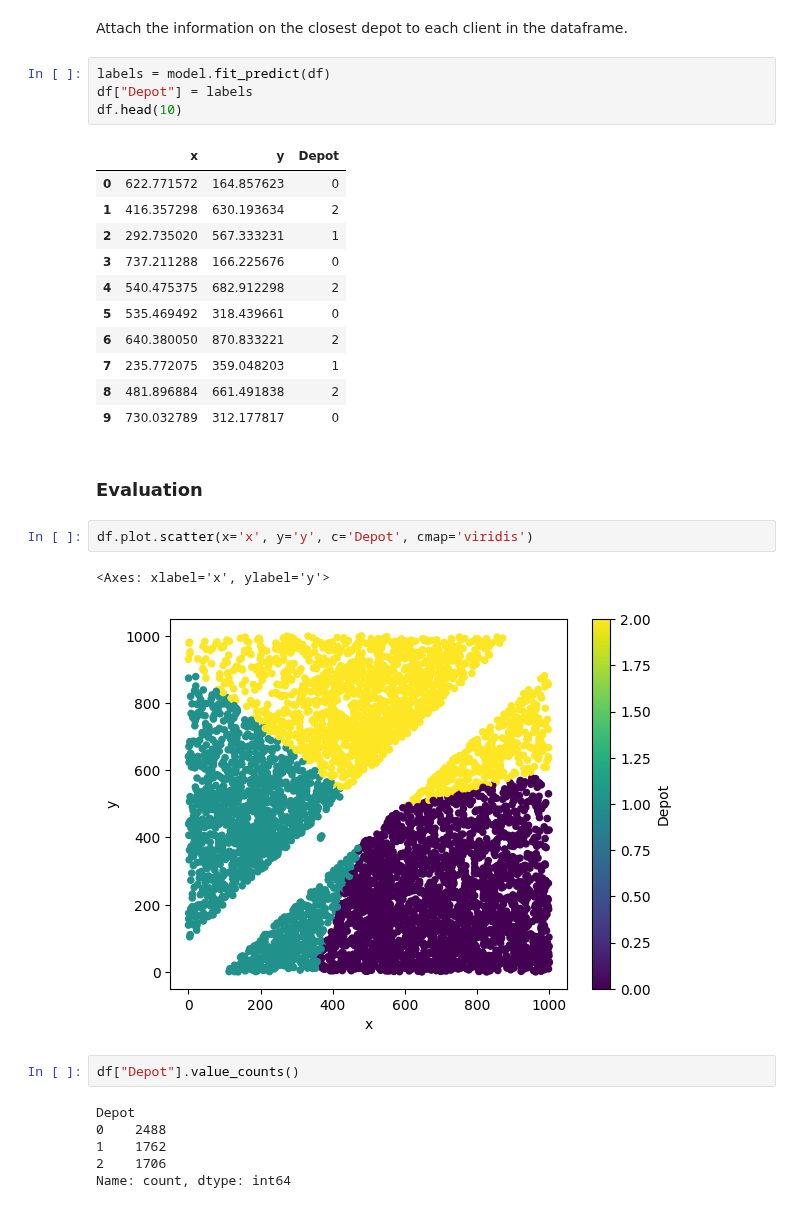
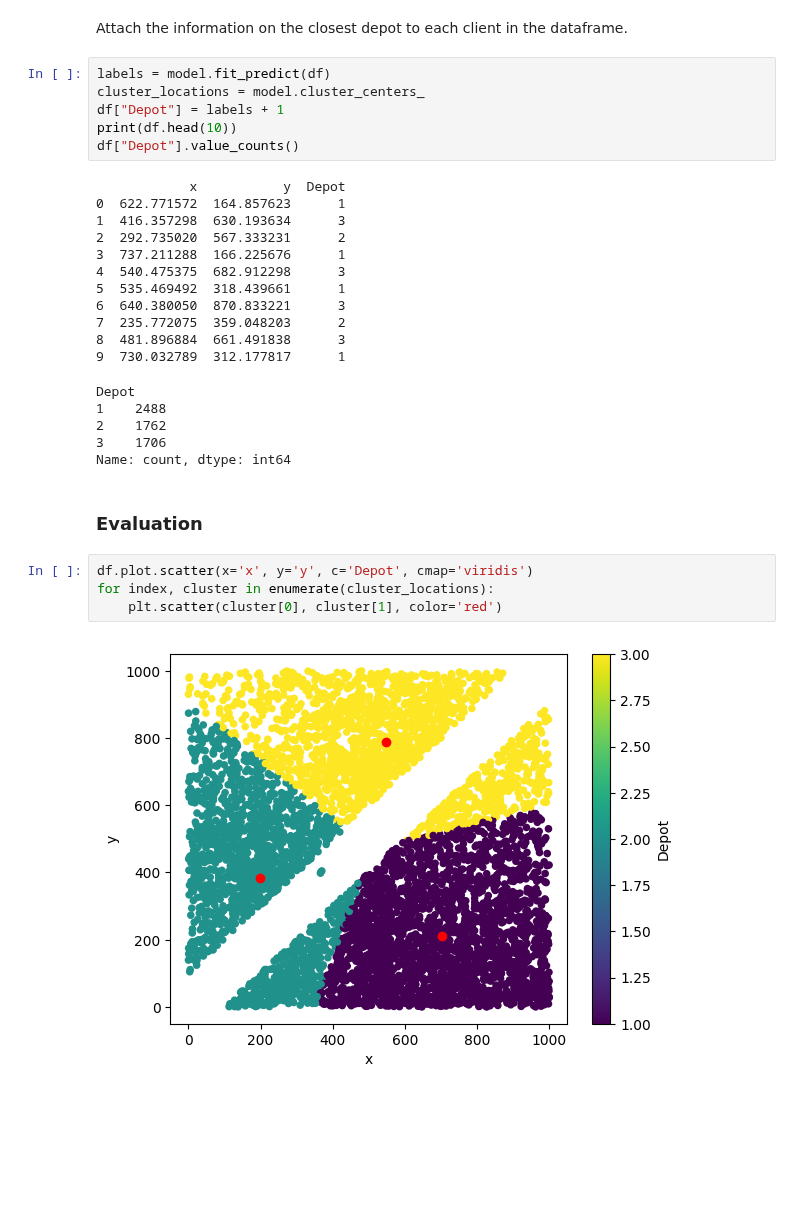
Before and after one commit to joojaa7/dataK-koneO, a Jupyter notebook: A05/A05_clustering.ipynb, the cells around one changed output. Drawn from its saved outputs; the diff is of its cells as text; blank space fills up the shorter version.

```diff
--- a/A05/A05_clustering.ipynb
+++ b/A05/A05_clustering.ipynb
@@ -94,32 +94,32 @@ Silhouette score = 0.42
 Attach the information on the closest depot to each client in the dataframe.
 # %%
 labels = model.fit_predict(df)
-df["Depot"] = labels
-df.head(10)
+cluster_locations = model.cluster_centers_
+df["Depot"] = labels + 1
+print(df.head(10))
+df["Depot"].value_counts()
 # %% [output]
-|  | x | y | Depot |
-| 0 | 622.771572 | 164.857623 | 0 |
-| 1 | 416.357298 | 630.193634 | 2 |
-| 2 | 292.735020 | 567.333231 | 1 |
-| 3 | 737.211288 | 166.225676 | 0 |
-| 4 | 540.475375 | 682.912298 | 2 |
-| 5 | 535.469492 | 318.439661 | 0 |
-| 6 | 640.380050 | 870.833221 | 2 |
-| 7 | 235.772075 | 359.048203 | 1 |
-| 8 | 481.896884 | 661.491838 | 2 |
-| 9 | 730.032789 | 312.177817 | 0 |
+            x           y  Depot
+0  622.771572  164.857623      1
+1  416.357298  630.193634      3
+2  292.735020  567.333231      2
+3  737.211288  166.225676      1
+4  540.475375  682.912298      3
+5  535.469492  318.439661      1
+6  640.380050  870.833221      3
+7  235.772075  359.048203      2
+8  481.896884  661.491838      3
+9  730.032789  312.177817      1
+Depot
+1    2488
+2    1762
+3    1706
+Name: count, dtype: int64
 # %% [markdown]
 ### Evaluation
 # %%
 df.plot.scatter(x='x', y='y', c='Depot', cmap='viridis')
+for index, cluster in enumerate(cluster_locations):
+    plt.scatter(cluster[0], cluster[1], color='red')
 # %% [output]
-<Axes: xlabel='x', ylabel='y'>
-[figure, old version]
+[figure, new version]
-# %%
-df["Depot"].value_counts()
-# %% [output]
-Depot
-0    2488
-1    1762
-2    1706
-Name: count, dtype: int64
```
Also changed, not shown: parts of 7 cells of this notebook, 2 other files.
